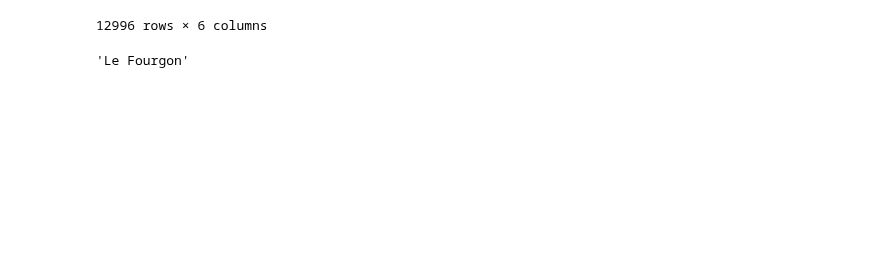
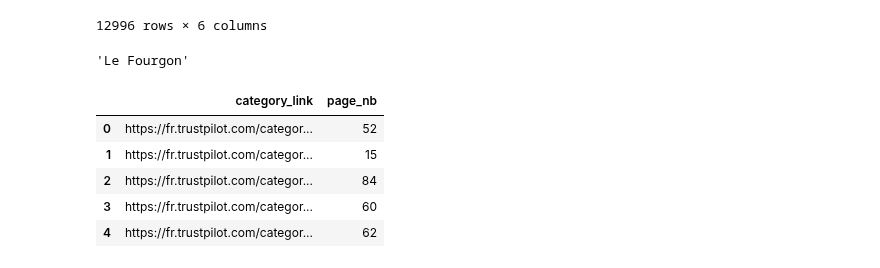
Before and after one commit to Maryam-Dollet/NLP_Project, a Jupyter notebook: data_cleaning.ipynb, the cells around one changed output. Cells and saved outputs as stored; diff of their text form; code cells hidden in the pictures; blank space fills up the shorter version.

```diff
--- a/data_cleaning.ipynb
+++ b/data_cleaning.ipynb
@@ -790,0 +795,14 @@ company_df["company_name"][0]
+# %%
+with open("data/category_links", "rb") as f:
+    a = pickle.load(f)
+# %%
+category_df = pd.DataFrame(a, columns=["category_link", "page_nb"])
+# %%
+category_df.head()
+# %% [output]
+|  | category_link | page_nb |
+| 0 | https://fr.trustpilot.com/categor... | 52 |
+| 1 | https://fr.trustpilot.com/categor... | 15 |
+| 2 | https://fr.trustpilot.com/categor... | 84 |
+| 3 | https://fr.trustpilot.com/categor... | 60 |
+| 4 | https://fr.trustpilot.com/categor... | 62 |
```
Also changed, not shown: parts of 3 cells of this notebook, 3 other files.
